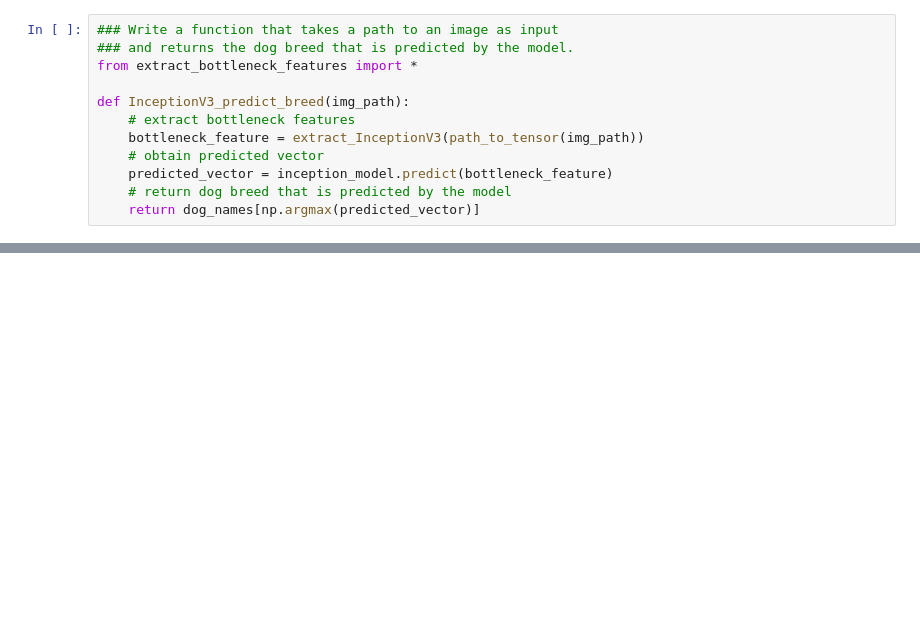
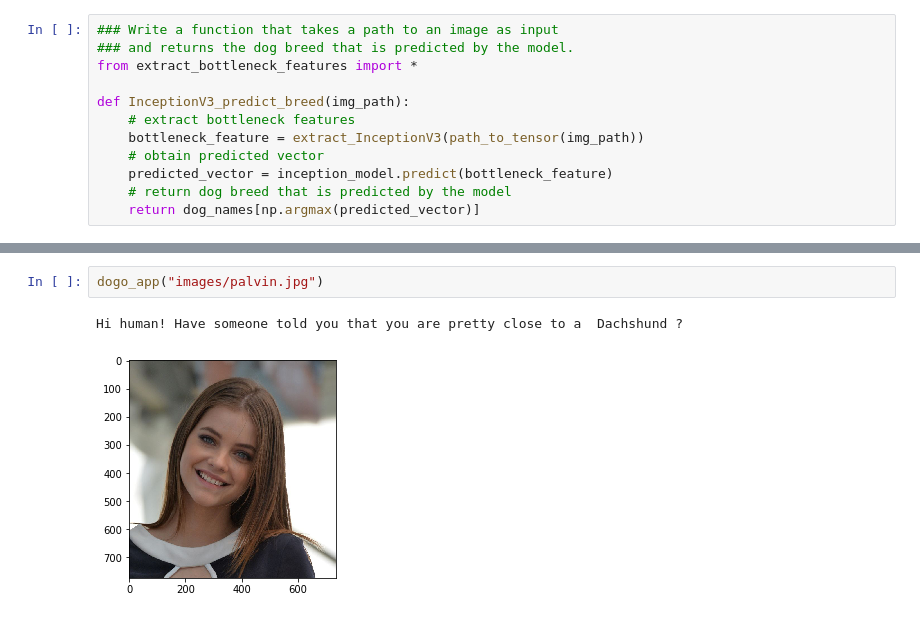
Before and after one commit to tibaes/udacity-dog, a Jupyter notebook: dog_app.ipynb, the cells around one changed output, grey strips where cells are left out. Cells and saved outputs as stored; diff of their text form; blank space fills up the shorter version.

```diff
--- a/dog_app.ipynb
+++ b/dog_app.ipynb
@@ -750,0 +758,5 @@ __Answer:__
+# %%
+dogo_app("images/palvin.jpg")
+# %% [output]
+Hi human! Have someone told you that you are pretty close to a  Dachshund ?
+[figure, added]
```
Also changed, not shown: parts of 9 cells of this notebook, 8 other files.
